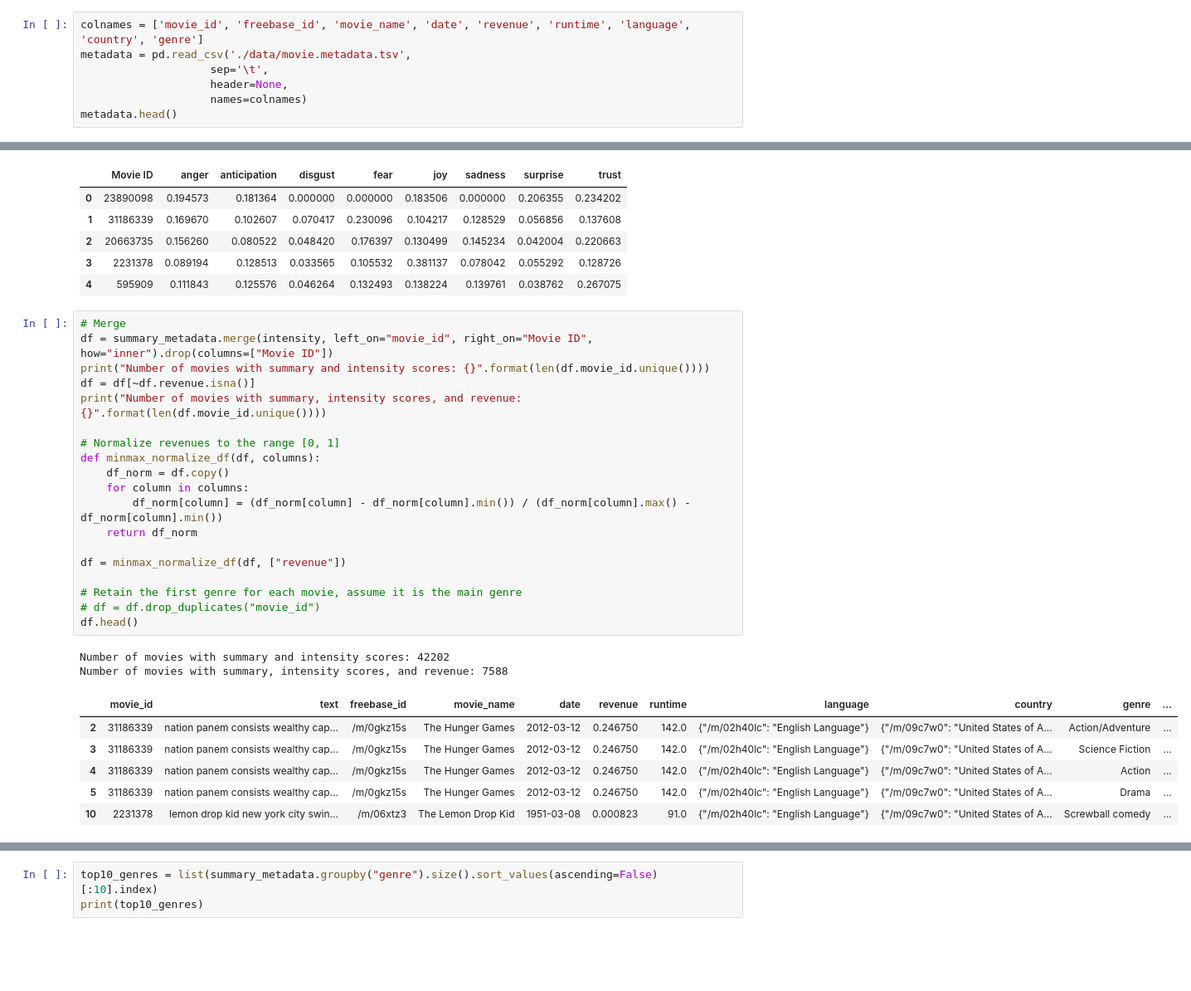
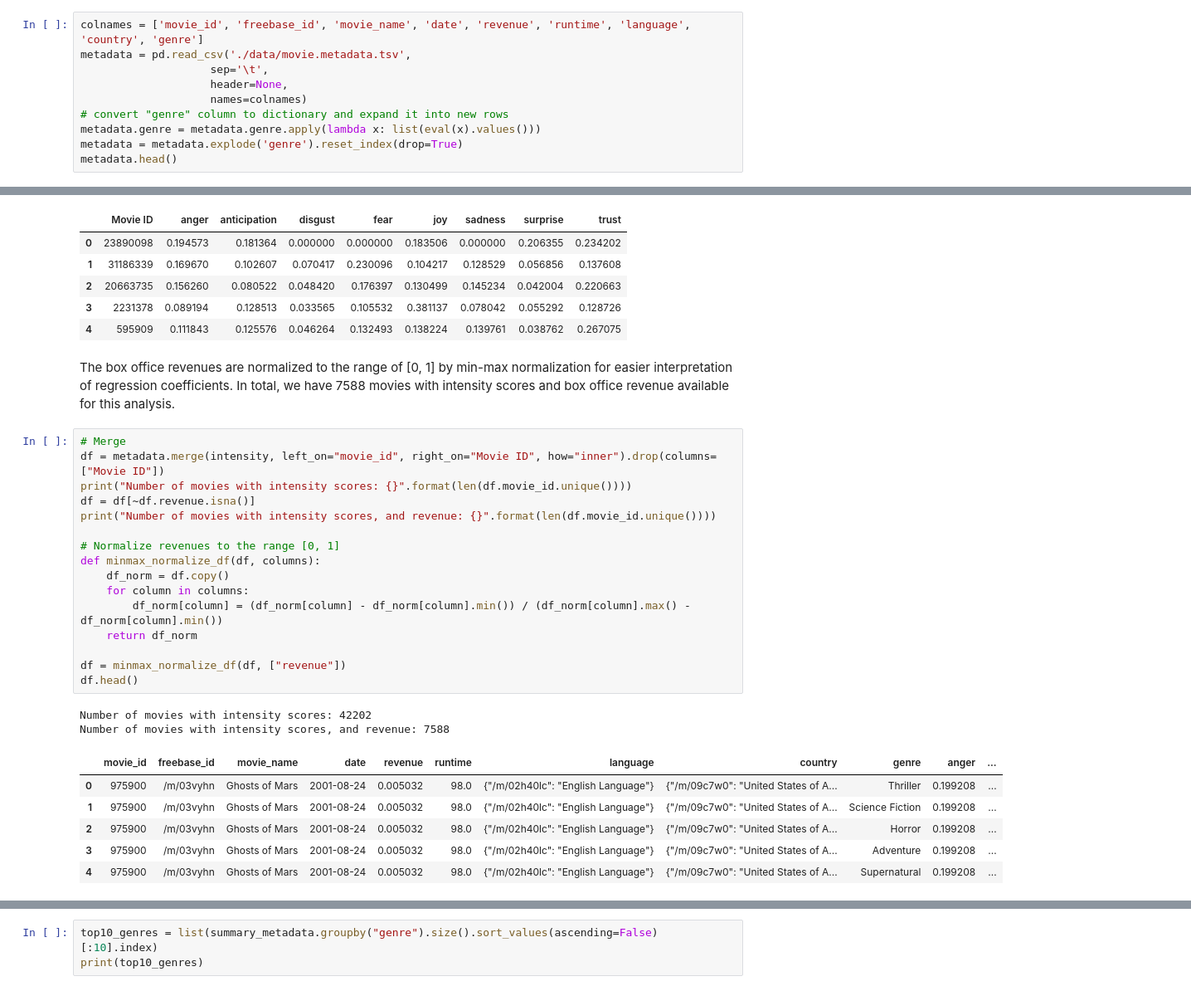
Before and after one commit to epfl-ada/ada-2023-project-badafixm01, a Jupyter notebook: p2_regression.ipynb, the cells around one changed output, grey strips where cells are left out. Shown at 83% size. Saved outputs shown, nothing was run; the diff lists cells and outputs as text; blank space fills up the shorter version.

Commit message:
Add text description

```diff
--- a/p2_regression.ipynb
+++ b/p2_regression.ipynb
@@ -80,6 +80,9 @@ metadata = pd.read_csv('./data/movie.metadata.tsv',
                     sep='\t',
                     header=None,
                     names=colnames)
+# convert "genre" column to dictionary and expand it into new rows
+metadata.genre = metadata.genre.apply(lambda x: list(eval(x).values()))
+metadata = metadata.explode('genre').reset_index(drop=True)
 metadata.head()
 # %% [output]
 |  | movie_id | freebase_id | movie_name | date | revenue | runtime | language | country | genre |
@@ -134,31 +128,30 @@ intensity.head()
 | 2 | 20663735 | 0.156260 | 0.080522 | 0.048420 | 0.176397 | 0.130499 | 0.145234 | 0.042004 | 0.220663 |
 | 3 | 2231378 | 0.089194 | 0.128513 | 0.033565 | 0.105532 | 0.381137 | 0.078042 | 0.055292 | 0.128726 |
 | 4 | 595909 | 0.111843 | 0.125576 | 0.046264 | 0.132493 | 0.138224 | 0.139761 | 0.038762 | 0.267075 |
+# %% [markdown]
+The box office revenues are normalized to the range of [0, 1] by min-max normalization for easier interpretation of regression coefficients. In total, we have 7588 movies with intensity scores and box office revenue available for this analysis.
 # %%
 # Merge
-df = summary_metadata.merge(intensity, left_on="movie_id", right_on="Movie ID", how="inner").drop(columns=["Movie ID"])
-print("Number of movies with summary and intensity scores: {}".format(len(df.movie_id.unique())))
+df = metadata.merge(intensity, left_on="movie_id", right_on="Movie ID", how="inner").drop(columns=["Movie ID"])
+print("Number of movies with intensity scores: {}".format(len(df.movie_id.unique())))
 df = df[~df.revenue.isna()]
-print("Number of movies with summary, intensity scores, and revenue: {}".format(len(df.movie_id.unique())))
+print("Number of movies with intensity scores, and revenue: {}".format(len(df.movie_id.unique())))
 
 # Normalize revenues to the range [0, 1]
 def minmax_normalize_df(df, columns):
     df_norm = df.copy()
     for column in columns:
         df_norm[column] = (df_norm[column] - df_norm[column].min()) / (df_norm[column].max() - df_norm[column].min())
     return df_norm
 
 df = minmax_normalize_df(df, ["revenue"])
-
-# Retain the first genre for each movie, assume it is the main genre
-# df = df.drop_duplicates("movie_id")
 df.head()
 # %% [output]
-Number of movies with summary and intensity scores: 42202
-Number of movies with summary, intensity scores, and revenue: 7588
+Number of movies with intensity scores: 42202
+Number of movies with intensity scores, and revenue: 7588
-|  | movie_id | text | freebase_id | movie_name | date | revenue | runtime | language | country | genre | ... |
-| 2 | 31186339 | nation panem consists wealthy cap... | /m/0gkz15s | The Hunger Games | 2012-03-12 | 0.246750 | 142.0 | {"/m/02h40lc": "English Language"} | {"/m/09c7w0": "United States of A... | Action/Adventure | ... |
-| 3 | 31186339 | nation panem consists wealthy cap... | /m/0gkz15s | The Hunger Games | 2012-03-12 | 0.246750 | 142.0 | {"/m/02h40lc": "English Language"} | {"/m/09c7w0": "United States of A... | Science Fiction | ... |
-| 4 | 31186339 | nation panem consists wealthy cap... | /m/0gkz15s | The Hunger Games | 2012-03-12 | 0.246750 | 142.0 | {"/m/02h40lc": "English Language"} | {"/m/09c7w0": "United States of A... | Action | ... |
-| 5 | 31186339 | nation panem consists wealthy cap... | /m/0gkz15s | The Hunger Games | 2012-03-12 | 0.246750 | 142.0 | {"/m/02h40lc": "English Language"} | {"/m/09c7w0": "United States of A... | Drama | ... |
-| 10 | 2231378 | lemon drop kid new york city swin... | /m/06xtz3 | The Lemon Drop Kid | 1951-03-08 | 0.000823 | 91.0 | {"/m/02h40lc": "English Language"} | {"/m/09c7w0": "United States of A... | Screwball comedy | ... |
+|  | movie_id | freebase_id | movie_name | date | revenue | runtime | language | country | genre | anger | ... |
+| 0 | 975900 | /m/03vyhn | Ghosts of Mars | 2001-08-24 | 0.005032 | 98.0 | {"/m/02h40lc": "English Language"} | {"/m/09c7w0": "United States of A... | Thriller | 0.199208 | ... |
+| 1 | 975900 | /m/03vyhn | Ghosts of Mars | 2001-08-24 | 0.005032 | 98.0 | {"/m/02h40lc": "English Language"} | {"/m/09c7w0": "United States of A... | Science Fiction | 0.199208 | ... |
+| 2 | 975900 | /m/03vyhn | Ghosts of Mars | 2001-08-24 | 0.005032 | 98.0 | {"/m/02h40lc": "English Language"} | {"/m/09c7w0": "United States of A... | Horror | 0.199208 | ... |
+| 3 | 975900 | /m/03vyhn | Ghosts of Mars | 2001-08-24 | 0.005032 | 98.0 | {"/m/02h40lc": "English Language"} | {"/m/09c7w0": "United States of A... | Adventure | 0.199208 | ... |
+| 4 | 975900 | /m/03vyhn | Ghosts of Mars | 2001-08-24 | 0.005032 | 98.0 | {"/m/02h40lc": "English Language"} | {"/m/09c7w0": "United States of A... | Supernatural | 0.199208 | ... |
```
Also changed, not shown: parts of 20 cells of this notebook.
